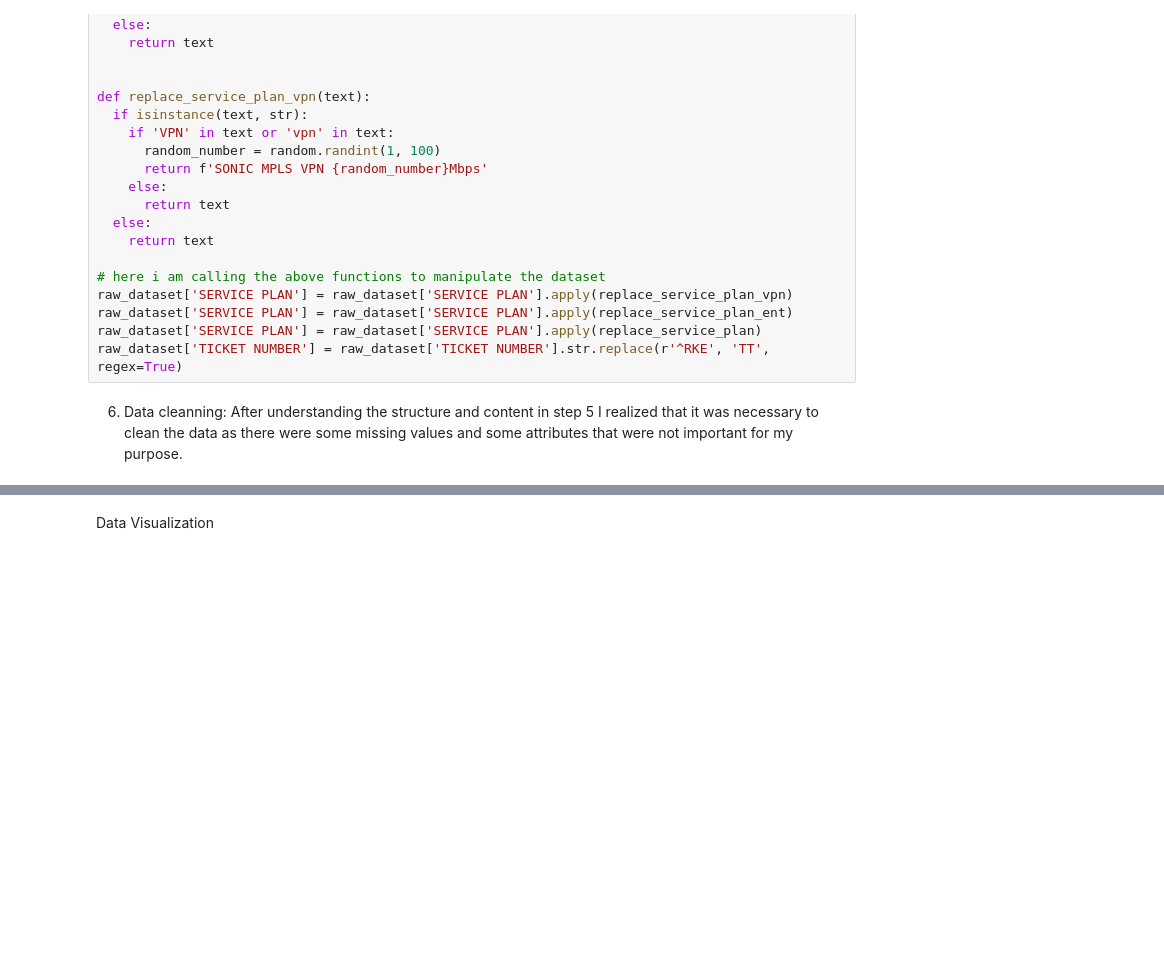
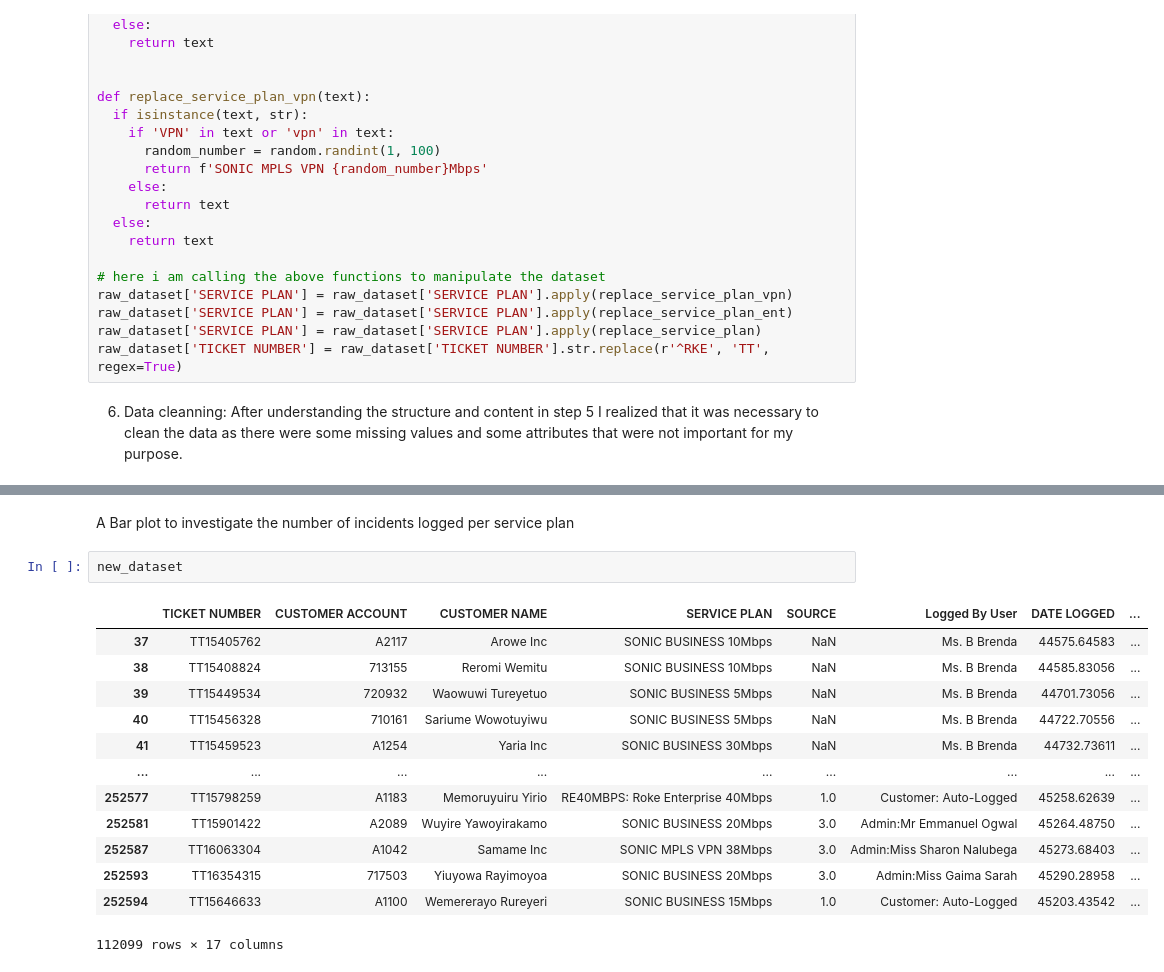
Before and after one commit to patrickanaku/MCS-7103-Machine-Learning, a Jupyter notebook: EDA_Assignment.ipynb, the cells around one changed output, grey strips where cells are left out. Saved outputs shown, nothing was run; the diff lists cells and outputs as text; blank space fills up the shorter version.

```diff
--- a/EDA_Assignment.ipynb
+++ b/EDA_Assignment.ipynb
@@ -260,2 +340,18 @@ new_dataset.duplicated().sum()
-# %% [markdown]
-Data Visualization
+# %% [markdown]
+A Bar plot to investigate the number of incidents logged per service plan
+# %%
+new_dataset
+# %% [output]
+|  | TICKET NUMBER | CUSTOMER ACCOUNT | CUSTOMER NAME | SERVICE PLAN | SOURCE | Logged By User | DATE LOGGED | ... |
+| 37 | TT15405762 | A2117 | Arowe Inc | SONIC BUSINESS 10Mbps | NaN | Ms. B Brenda | 44575.64583 | ... |
+| 38 | TT15408824 | 713155 | Reromi Wemitu | SONIC BUSINESS 10Mbps | NaN | Ms. B Brenda | 44585.83056 | ... |
+| 39 | TT15449534 | 720932 | Waowuwi Tureyetuo | SONIC BUSINESS 5Mbps | NaN | Ms. B Brenda | 44701.73056 | ... |
+| 40 | TT15456328 | 710161 | Sariume Wowotuyiwu | SONIC BUSINESS 5Mbps | NaN | Ms. B Brenda | 44722.70556 | ... |
+| 41 | TT15459523 | A1254 | Yaria Inc | SONIC BUSINESS 30Mbps | NaN | Ms. B Brenda | 44732.73611 | ... |
+| ... | ... | ... | ... | ... | ... | ... | ... | ... |
+| 252577 | TT15798259 | A1183 | Memoruyuiru Yirio | RE40MBPS: Roke Enterprise 40Mbps | 1.0 | Customer: Auto-Logged | 45258.62639 | ... |
+| 252581 | TT15901422 | A2089 | Wuyire Yawoyirakamo | SONIC BUSINESS 20Mbps | 3.0 | Admin:Mr Emmanuel Ogwal | 45264.48750 | ... |
+| 252587 | TT16063304 | A1042 | Samame Inc | SONIC MPLS VPN 38Mbps | 3.0 | Admin:Miss Sharon Nalubega | 45273.68403 | ... |
+| 252593 | TT16354315 | 717503 | Yiuyowa Rayimoyoa | SONIC BUSINESS 20Mbps | 3.0 | Admin:Miss Gaima Sarah | 45290.28958 | ... |
+| 252594 | TT15646633 | A1100 | Wemererayo Rureyeri | SONIC BUSINESS 15Mbps | 1.0 | Customer: Auto-Logged | 45203.43542 | ... |
+112099 rows × 17 columns
```
Also changed, not shown: parts of 13 cells of this notebook.
